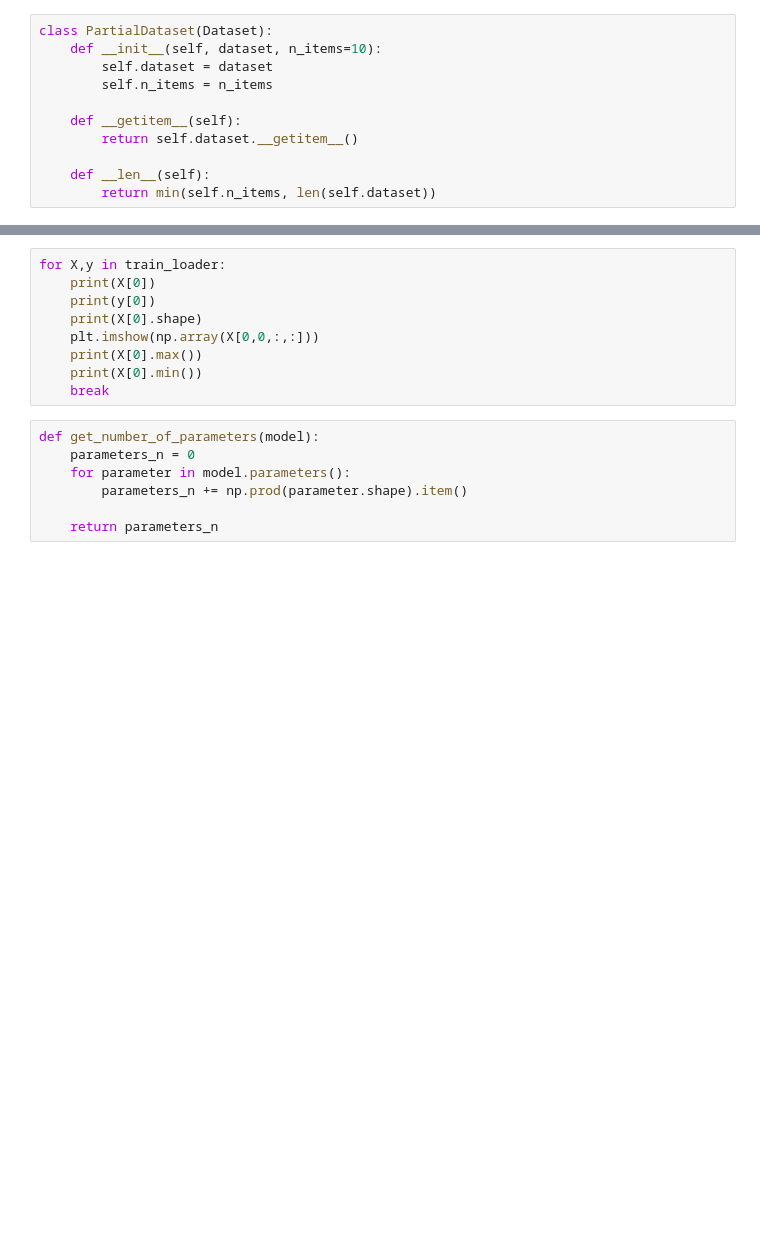
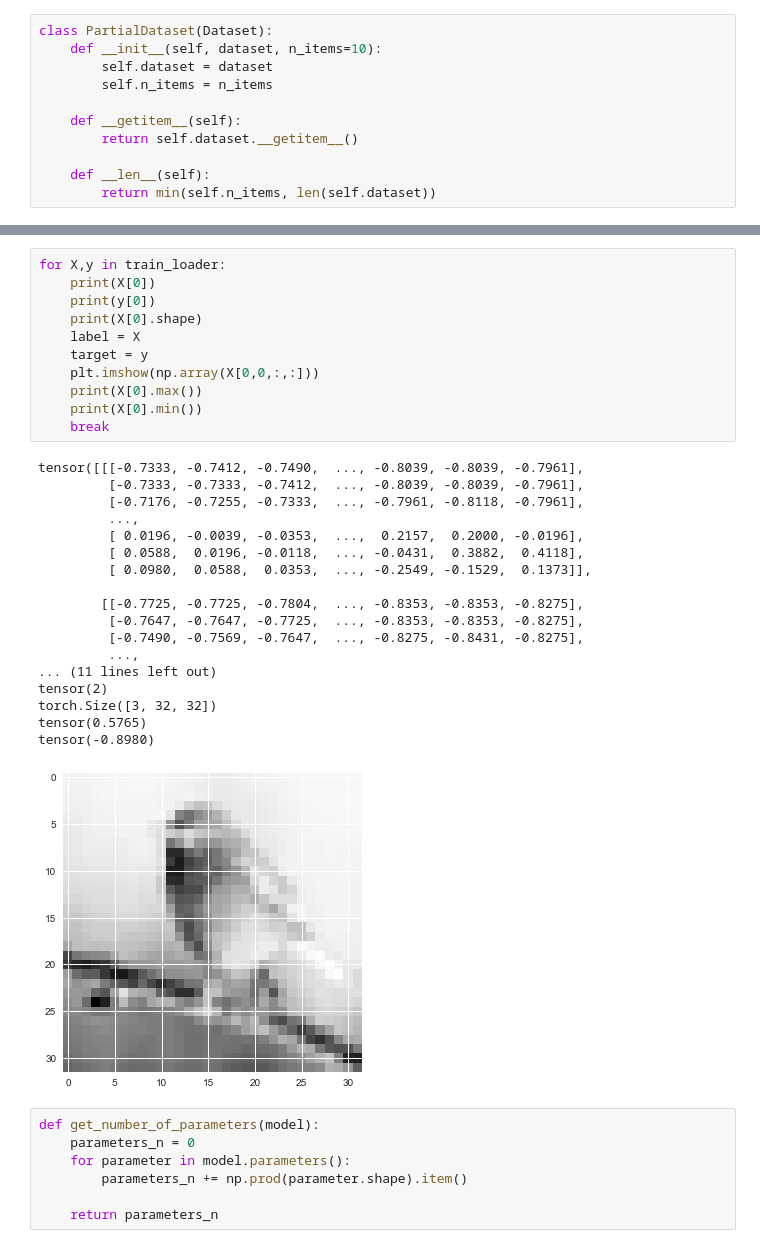
Before and after one commit to jundaz/LayerNorm_Opt, a Jupyter notebook: 2_VGG_Landscape.ipynb, the cells around one changed output, grey strips where cells are left out. Drawn from its saved outputs; the diff is of its cells as text; blank space fills up the shorter version.

```diff
--- a/2_VGG_Landscape.ipynb
+++ b/2_VGG_Landscape.ipynb
@@ -86,12 +92,33 @@ classes = ('plane', 'car', 'bird', 'cat',
 # %%
 for X,y in train_loader:
     print(X[0])
     print(y[0])
     print(X[0].shape)
+    label = X
+    target = y
     plt.imshow(np.array(X[0,0,:,:]))
     print(X[0].max())
     print(X[0].min())
     break
+# %% [output]
+tensor([[[-0.7333, -0.7412, -0.7490,  ..., -0.8039, -0.8039, -0.7961],
+         [-0.7333, -0.7333, -0.7412,  ..., -0.8039, -0.8039, -0.7961],
+         [-0.7176, -0.7255, -0.7333,  ..., -0.7961, -0.8118, -0.7961],
+         ...,
+         [ 0.0196, -0.0039, -0.0353,  ...,  0.2157,  0.2000, -0.0196],
+         [ 0.0588,  0.0196, -0.0118,  ..., -0.0431,  0.3882,  0.4118],
+         [ 0.0980,  0.0588,  0.0353,  ..., -0.2549, -0.1529,  0.1373]],
+
+        [[-0.7725, -0.7725, -0.7804,  ..., -0.8353, -0.8353, -0.8275],
+         [-0.7647, -0.7647, -0.7725,  ..., -0.8353, -0.8353, -0.8275],
+         [-0.7490, -0.7569, -0.7647,  ..., -0.8275, -0.8431, -0.8275],
+         ...,
+... (11 lines left out)
+tensor(2)
+torch.Size([3, 32, 32])
+tensor(0.5765)
+tensor(-0.8980)
+[figure, added]
 # %%
 def get_number_of_parameters(model):
     parameters_n = 0
```
Also changed, not shown: parts of 22 cells of this notebook, 4 other files.
